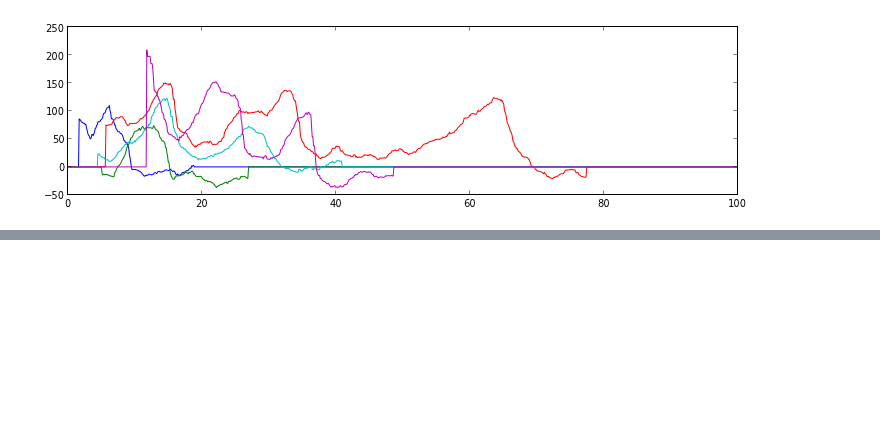
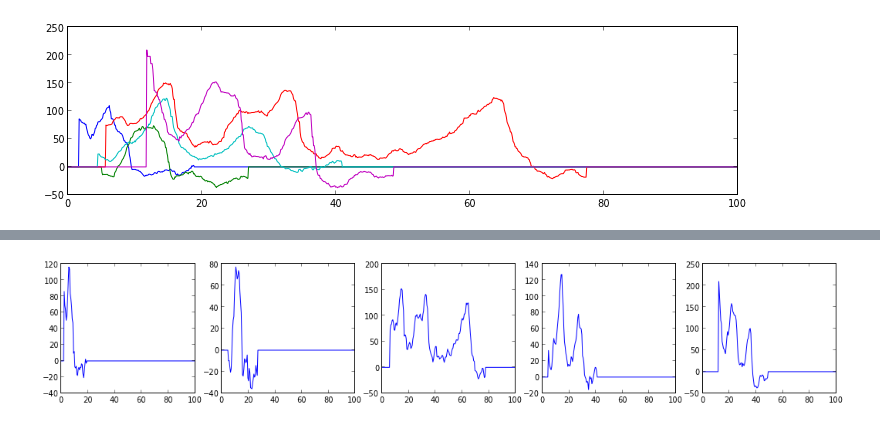
Before and after one commit to hilaryjoyce/smfs-data-analysis, a Jupyter notebook: Force-Separation Clustering.ipynb, the cells around one changed output, grey strips where cells are left out. Cells and saved outputs as stored; diff of their text form; code cells hidden in the pictures; blank space fills up the shorter version.

```diff
--- a/Force-Separation Clustering.ipynb
+++ b/Force-Separation Clustering.ipynb
@@ -259,0 +250,12 @@ plot_dendrogram(Z);
+# %%
+m_tss_list, m_force_list = raw.all_projForce(folder, dz=0.5, pm=0.5)
+# %%
+figsize(18,3)
+i = 1
+for [tss, force] in zip(m_tss_list, m_force_list):
+    subplot(1,5, i)
+    plot(tss, force)
+    xlim(0,100)
+    i = i+1
+# %% [output]
+[figure, added]
```
Also changed, not shown: parts of 21 cells of this notebook, 1 other file.
